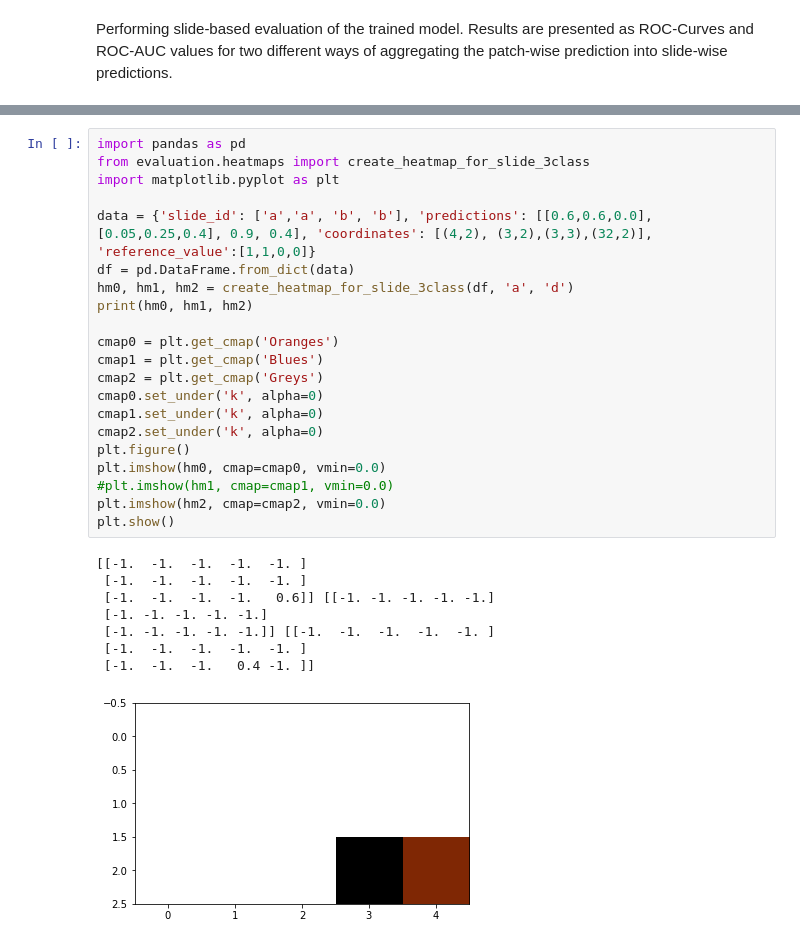
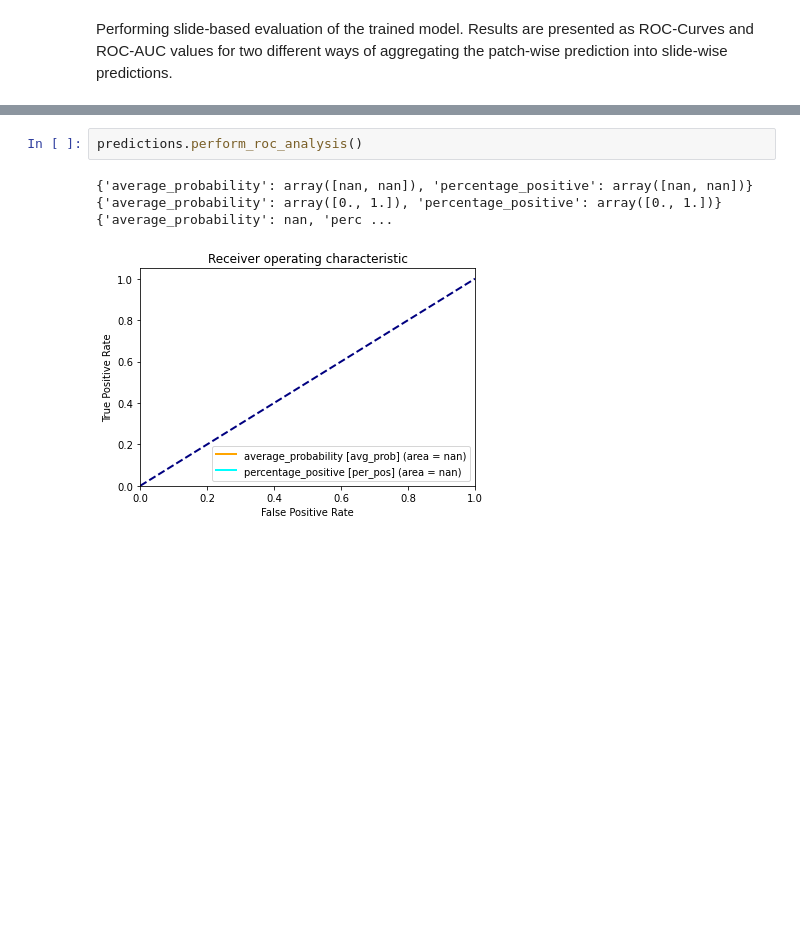
Before and after one commit to ImagingDataCommons/idc-pathomics-use-case-1, a Jupyter notebook: src/evaluation.ipynb, the cells around one changed output, grey strips where cells are left out. Cells and saved outputs as stored; diff of their text form; blank space fills up the shorter version.

```diff
--- a/src/evaluation.ipynb
+++ b/src/evaluation.ipynb
@@ -68,30 +44,5 @@ TCGA-38-7271-11A-01-TS1.0125556f-24d6-4976-94fa-f092ebaa418a
-# %%
-import pandas as pd
-from evaluation.heatmaps import create_heatmap_for_slide_3class
-import matplotlib.pyplot as plt
-
-data = {'slide_id': ['a','a', 'b', 'b'], 'predictions': [[0.6,0.6,0.0], [0.05,0.25,0.4], 0.9, 0.4], 'coordinates': [(4,2), (3,2),(3,3),(32,2)], 'reference_value':[1,1,0,0]}
-df = pd.DataFrame.from_dict(data)
-hm0, hm1, hm2 = create_heatmap_for_slide_3class(df, 'a', 'd')
-print(hm0, hm1, hm2)
-
-cmap0 = plt.get_cmap('Oranges')
-cmap1 = plt.get_cmap('Blues')
-cmap2 = plt.get_cmap('Greys')
-cmap0.set_under('k', alpha=0)
-cmap1.set_under('k', alpha=0)
-cmap2.set_under('k', alpha=0)
-plt.figure()
-plt.imshow(hm0, cmap=cmap0, vmin=0.0)
-#plt.imshow(hm1, cmap=cmap1, vmin=0.0)
-plt.imshow(hm2, cmap=cmap2, vmin=0.0)
-plt.show()
-# %% [output]
-[[-1.  -1.  -1.  -1.  -1. ]
- [-1.  -1.  -1.  -1.  -1. ]
- [-1.  -1.  -1.  -1.   0.6]] [[-1. -1. -1. -1. -1.]
- [-1. -1. -1. -1. -1.]
- [-1. -1. -1. -1. -1.]] [[-1.  -1.  -1.  -1.  -1. ]
- [-1.  -1.  -1.  -1.  -1. ]
- [-1.  -1.  -1.   0.4 -1. ]]
-[figure, removed]
+# %%
+predictions.perform_roc_analysis()
+# %% [output]
+{'average_probability': array([nan, nan]), 'percentage_positive': array([nan, nan])} {'average_probability': array([0., 1.]), 'percentage_positive': array([0., 1.])} {'average_probability': nan, 'perc ...
+[figure, added]
```
Also changed, not shown: parts of 5 cells of this notebook, 1 other file.
